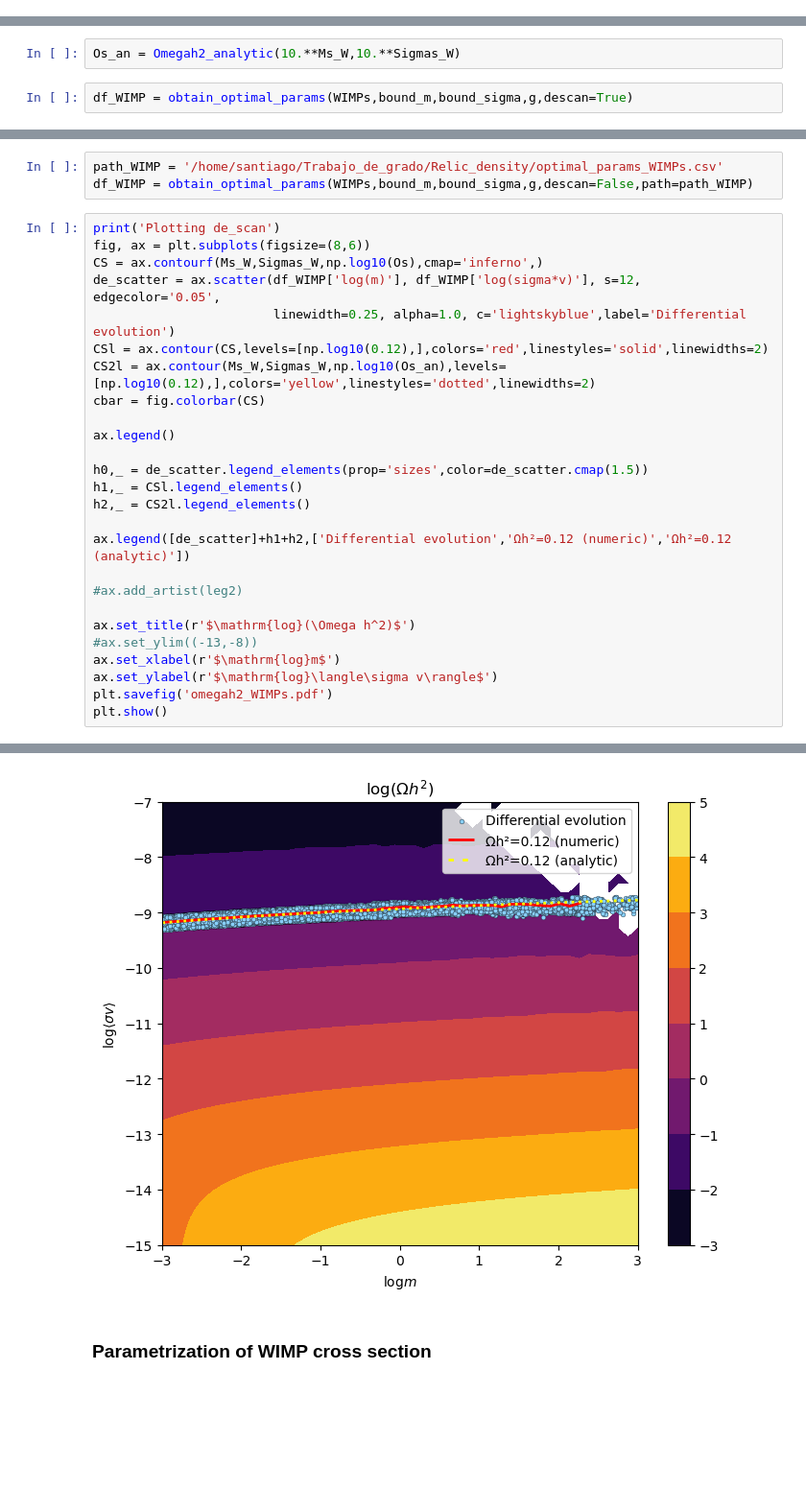
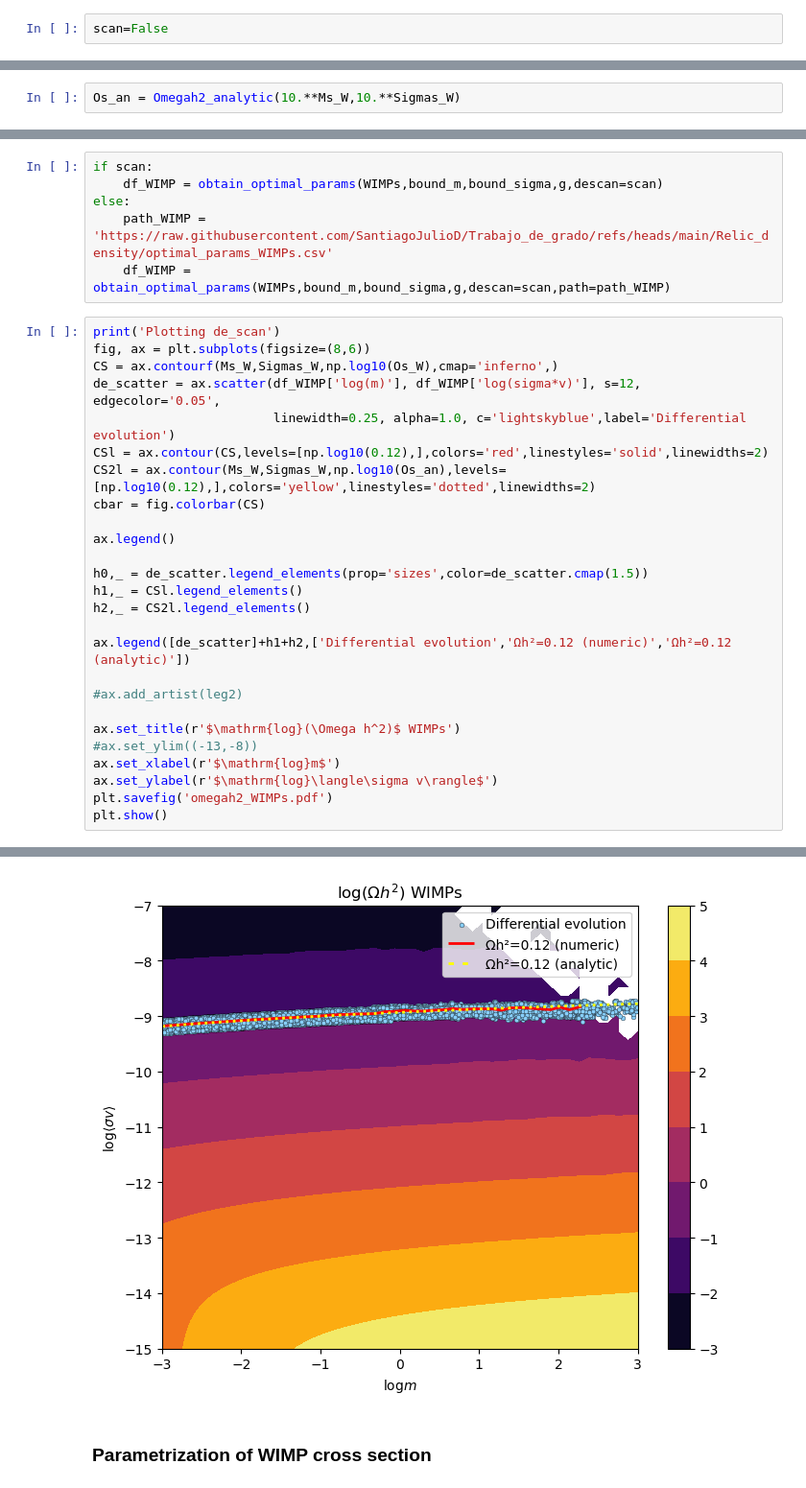
Before and after one commit to SantiagoJulioD/Trabajo_de_grado, a Jupyter notebook: Relic_density/relic_density.ipynb, the cells around one changed output, grey strips where cells are left out. Shown: that part at 96% size. Cells and saved outputs as stored; diff of their text form; blank space fills up the shorter version.

```diff
--- a/Relic_density/relic_density.ipynb
+++ b/Relic_density/relic_density.ipynb
@@ -162,6 +163,8 @@ T0 = 2.725*ct.k_B.value/ct.e.value*1e-9
 gstars0 = 3.91
 gstar0 = 3.38
 s0 = 2*np.pi**2/45*gstars0*T0**3
+# %%
+scan=False
 # %%
 def Yeq(x,mass,g):
     '''
@@ -397,5 +400,3 @@ def obtain_optimal_params(model,bound_m,bound_sigma,g,path=None,descan=False):
         return df
 # %%
 Os_an = Omegah2_analytic(10.**Ms_W,10.**Sigmas_W)
-# %%
-df_WIMP = obtain_optimal_params(WIMPs,bound_m,bound_sigma,g,descan=True)
@@ -405,35 +403,38 @@ Time =  14255.469959497452
 # %%
-path_WIMP = '/home/santiago/Trabajo_de_grado/Relic_density/optimal_params_WIMPs.csv'
-df_WIMP = obtain_optimal_params(WIMPs,bound_m,bound_sigma,g,descan=False,path=path_WIMP)
+if scan:
+    df_WIMP = obtain_optimal_params(WIMPs,bound_m,bound_sigma,g,descan=scan)
+else:
+    path_WIMP = 'https://raw.githubusercontent.com/SantiagoJulioD/Trabajo_de_grado/refs/heads/main/Relic_density/optimal_params_WIMPs.csv'
+    df_WIMP = obtain_optimal_params(WIMPs,bound_m,bound_sigma,g,descan=scan,path=path_WIMP)
 # %%
 print('Plotting de_scan')
 fig, ax = plt.subplots(figsize=(8,6))
-CS = ax.contourf(Ms_W,Sigmas_W,np.log10(Os),cmap='inferno',)
+CS = ax.contourf(Ms_W,Sigmas_W,np.log10(Os_W),cmap='inferno',)
 de_scatter = ax.scatter(df_WIMP['log(m)'], df_WIMP['log(sigma*v)'], s=12, edgecolor='0.05',
                         linewidth=0.25, alpha=1.0, c='lightskyblue',label='Differential evolution')
 CSl = ax.contour(CS,levels=[np.log10(0.12),],colors='red',linestyles='solid',linewidths=2)
 CS2l = ax.contour(Ms_W,Sigmas_W,np.log10(Os_an),levels=[np.log10(0.12),],colors='yellow',linestyles='dotted',linewidths=2)
 cbar = fig.colorbar(CS)
 
 ax.legend()
 
 h0,_ = de_scatter.legend_elements(prop='sizes',color=de_scatter.cmap(1.5))
 h1,_ = CSl.legend_elements()
 h2,_ = CS2l.legend_elements()
 
 ax.legend([de_scatter]+h1+h2,['Differential evolution','Ωh²=0.12 (numeric)','Ωh²=0.12 (analytic)'])
 
 #ax.add_artist(leg2)
 
-ax.set_title(r'$\mathrm{log}(\Omega h^2)$')
+ax.set_title(r'$\mathrm{log}(\Omega h^2)$ WIMPs')
 #ax.set_ylim((-13,-8))
 ax.set_xlabel(r'$\mathrm{log}m$')
 ax.set_ylabel(r'$\mathrm{log}\langle\sigma v\rangle$')
 plt.savefig('omegah2_WIMPs.pdf')
 plt.show()
 # %% [output]
 Plotting de_scan
-[figure, old version]
+[figure, new version]
 # %% [markdown]
 ### Parametrization of WIMP cross section
 # %%
```
Also changed, not shown: parts of 23 cells of this notebook, 2 other files.
